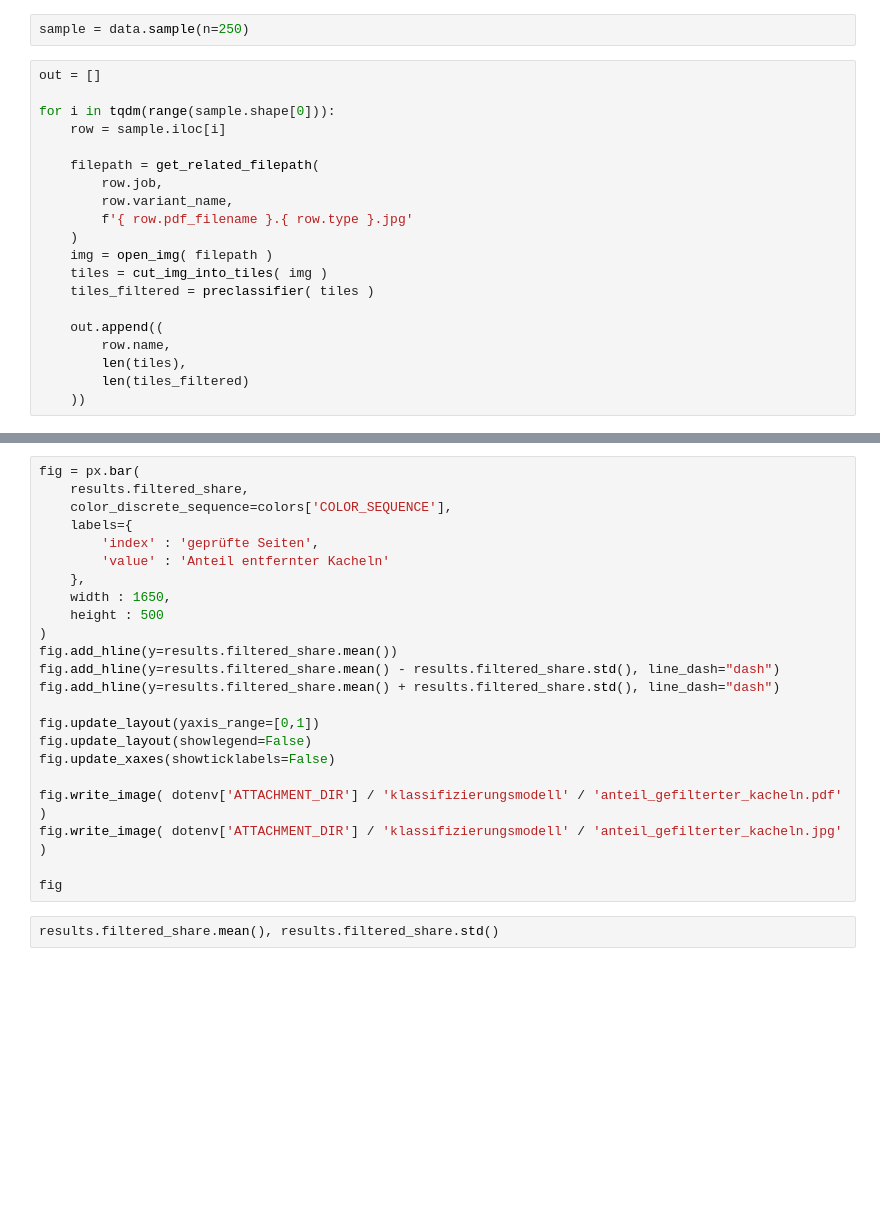
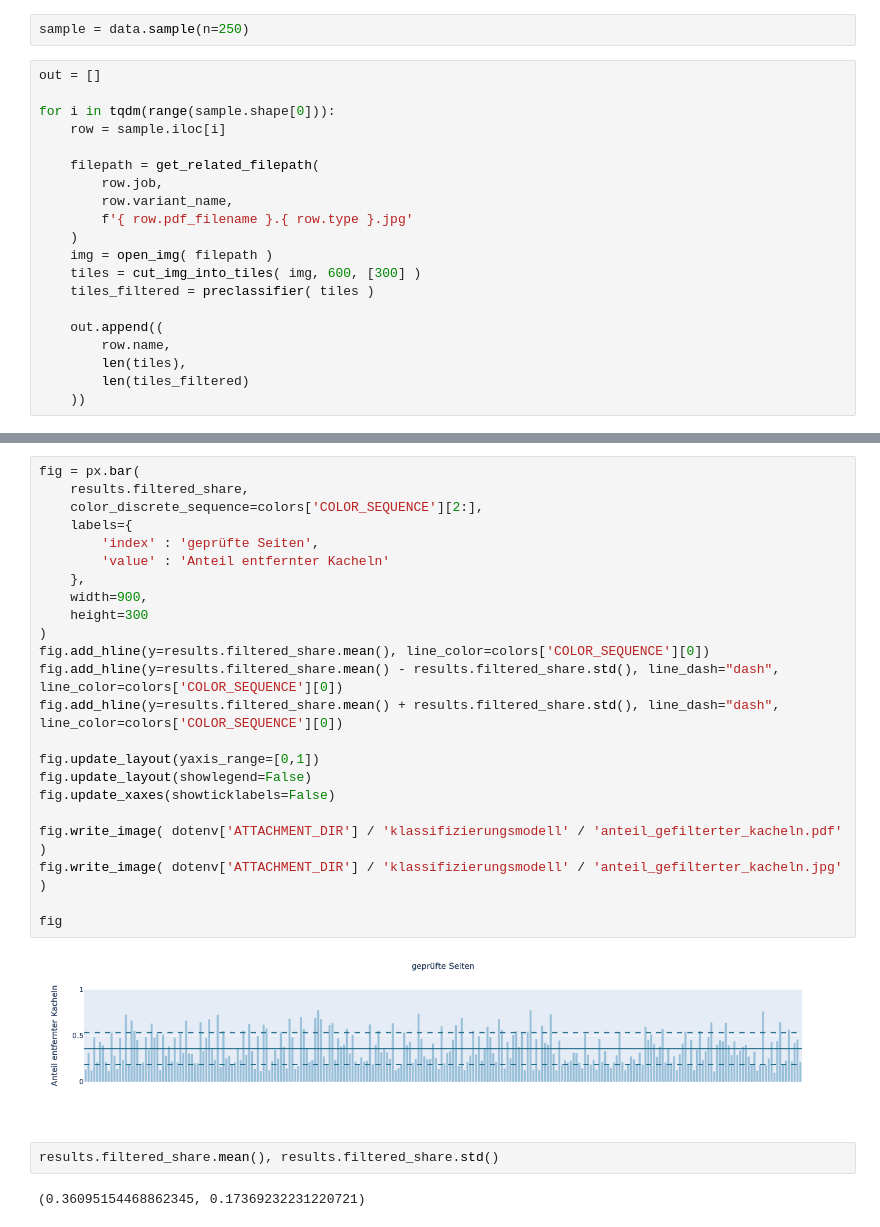
Before and after one commit to FBirwe/master-thesis_moire_detection, a Jupyter notebook: 80_Auswertungen/Anteil_verworfen_Preclassifier.ipynb, the cells around one changed output, grey strips where cells are left out. Drawn from its saved outputs; the diff is of its cells as text; blank space fills up the shorter version.

```diff
--- a/80_Auswertungen/Anteil_verworfen_Preclassifier.ipynb
+++ b/80_Auswertungen/Anteil_verworfen_Preclassifier.ipynb
@@ -39,7 +39,7 @@ for i in tqdm(range(sample.shape[0])):
         f'{ row.pdf_filename }.{ row.type }.jpg'
     )
     img = open_img( filepath )
-    tiles = cut_img_into_tiles( img )
+    tiles = cut_img_into_tiles( img, 600, [300] )
     tiles_filtered = preclassifier( tiles )
 
     out.append((
@@ -60,25 +72,29 @@ results
 # %%
 fig = px.bar(
     results.filtered_share,
-    color_discrete_sequence=colors['COLOR_SEQUENCE'],
+    color_discrete_sequence=colors['COLOR_SEQUENCE'][2:],
     labels={
         'index' : 'geprüfte Seiten',
         'value' : 'Anteil entfernter Kacheln'
     },
-    width : 1650,
-    height : 500
+    width=900,
+    height=300
 )
-fig.add_hline(y=results.filtered_share.mean())
-fig.add_hline(y=results.filtered_share.mean() - results.filtered_share.std(), line_dash="dash")
-fig.add_hline(y=results.filtered_share.mean() + results.filtered_share.std(), line_dash="dash")
+fig.add_hline(y=results.filtered_share.mean(), line_color=colors['COLOR_SEQUENCE'][0])
+fig.add_hline(y=results.filtered_share.mean() - results.filtered_share.std(), line_dash="dash", line_color=colors['COLOR_SEQUENCE'][0])
+fig.add_hline(y=results.filtered_share.mean() + results.filtered_share.std(), line_dash="dash", line_color=colors['COLOR_SEQUENCE'][0])
 
 fig.update_layout(yaxis_range=[0,1])
 fig.update_layout(showlegend=False)
 fig.update_xaxes(showticklabels=False)
 
 fig.write_image( dotenv['ATTACHMENT_DIR'] / 'klassifizierungsmodell' / 'anteil_gefilterter_kacheln.pdf' )
 fig.write_image( dotenv['ATTACHMENT_DIR'] / 'klassifizierungsmodell' / 'anteil_gefilterter_kacheln.jpg' )
 
 fig
+# %% [output]
+[figure, added]
 # %%
 results.filtered_share.mean(), results.filtered_share.std()
+# %% [output]
+(0.36095154468862345, 0.17369232231220721)
```
Also changed, not shown: parts of 2 cells of this notebook, 8 other files.
